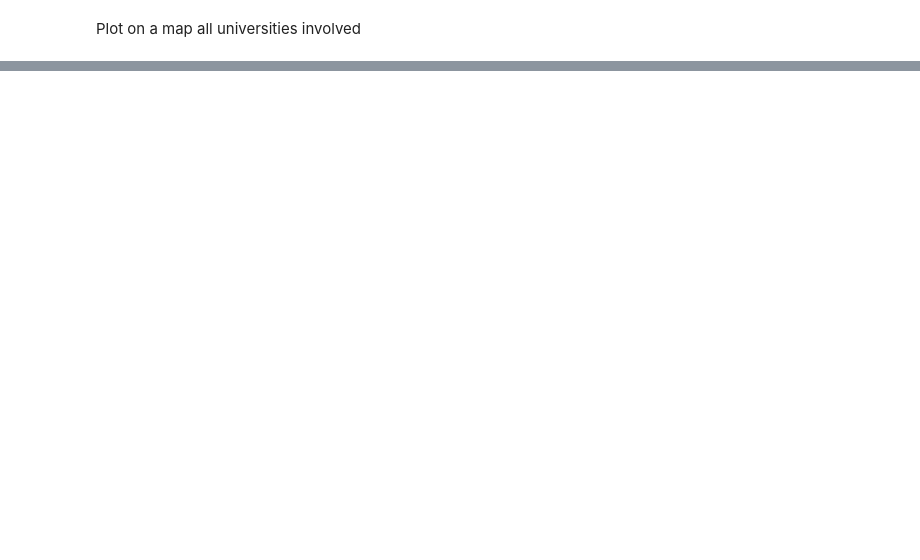
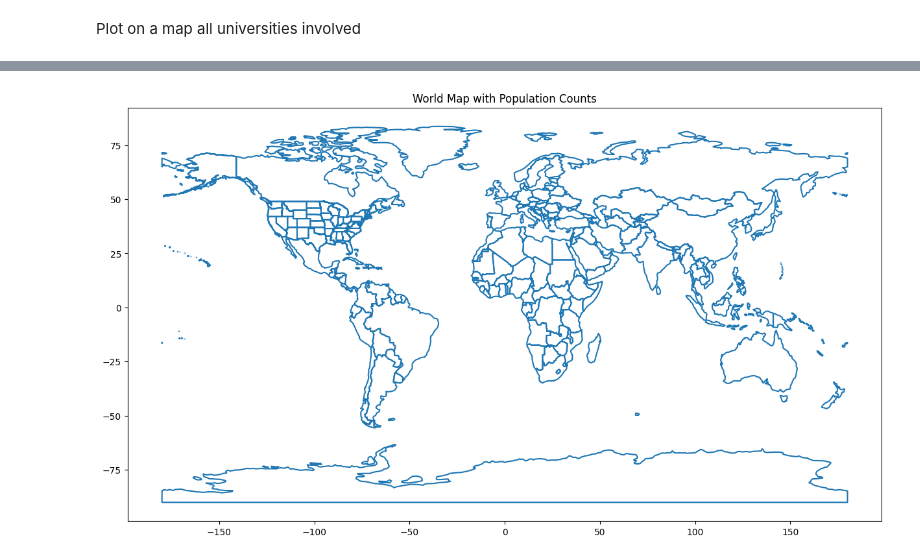
Before and after one commit to seriksen/sustainable-lz, a Jupyter notebook: notebooks/collaborations_whereabouts.ipynb, the cells around one changed output, grey strips where cells are left out. Saved outputs shown, nothing was run; the diff lists cells and outputs as text; code cells hidden in the pictures; blank space fills up the shorter version.

```diff
--- a/notebooks/collaborations_whereabouts.ipynb
+++ b/notebooks/collaborations_whereabouts.ipynb
@@ -169,0 +204,13 @@ Plot on a map all universities involved
+# %%
+# Load your GeoDataFrames
+world = gpd.read_file('/home/sam/lz/shps/110m_cultural/ne_110m_admin_0_countries.shp')
+us_states = gpd.read_file('/home/sam/lz/shps/tl_2023_us_state/tl_2023_us_state.shp')
+
+
+fig, ax = plt.subplots(1, 1, figsize=(15, 10))
+world.boundary.plot(ax=ax, zorder=1)
+us_states.boundary.plot(ax=ax)
+plt.title('World Map with Population Counts')
+plt.show()
+# %% [output]
+[figure, added]
```
Also changed, not shown: parts of 16 cells of this notebook.
